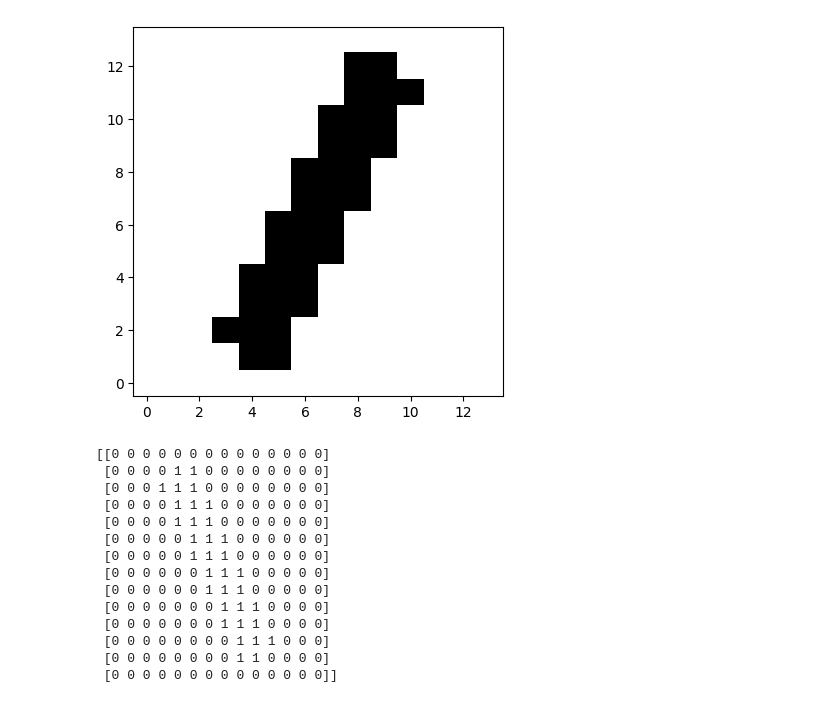
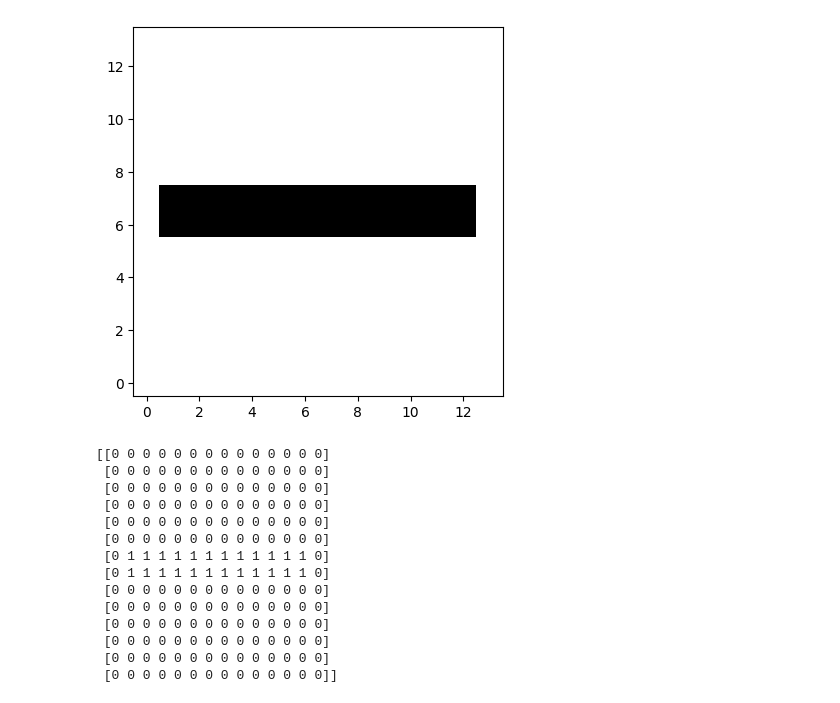
Before and after one commit to JesseGiet/pygestalt_jesse, a Jupyter notebook: pytorch_project/draw_line_test.ipynb, the cells around one changed output. Drawn from its saved outputs; the diff is of its cells as text; code cells hidden in the pictures.

```diff
--- a/pytorch_project/draw_line_test.ipynb
+++ b/pytorch_project/draw_line_test.ipynb
@@ -47,28 +47,28 @@ def make_segment(angle, N, thickness=2.5, length=12.5, end_round=0.0):
 # %%
 import matplotlib.pyplot as plt
 
 N = 14
-theta = 7 * (np.pi / 20)  # 30 degrees
+theta = (np.pi / 1)  # 30 degrees
 
 I = make_segment(theta, N)
 
 plt.imshow(I, cmap="binary", origin="lower")
 plt.show()
 
 print(I)
 # %% [output]
-[figure, old version]
+[figure, new version]
 [[0 0 0 0 0 0 0 0 0 0 0 0 0 0]
- [0 0 0 0 1 1 0 0 0 0 0 0 0 0]
- [0 0 0 1 1 1 0 0 0 0 0 0 0 0]
- [0 0 0 0 1 1 1 0 0 0 0 0 0 0]
- [0 0 0 0 1 1 1 0 0 0 0 0 0 0]
- [0 0 0 0 0 1 1 1 0 0 0 0 0 0]
- [0 0 0 0 0 1 1 1 0 0 0 0 0 0]
- [0 0 0 0 0 0 1 1 1 0 0 0 0 0]
- [0 0 0 0 0 0 1 1 1 0 0 0 0 0]
- [0 0 0 0 0 0 0 1 1 1 0 0 0 0]
- [0 0 0 0 0 0 0 1 1 1 0 0 0 0]
- [0 0 0 0 0 0 0 0 1 1 1 0 0 0]
- [0 0 0 0 0 0 0 0 1 1 0 0 0 0]
+ [0 0 0 0 0 0 0 0 0 0 0 0 0 0]
+ [0 0 0 0 0 0 0 0 0 0 0 0 0 0]
+ [0 0 0 0 0 0 0 0 0 0 0 0 0 0]
+ [0 0 0 0 0 0 0 0 0 0 0 0 0 0]
+ [0 0 0 0 0 0 0 0 0 0 0 0 0 0]
+ [0 1 1 1 1 1 1 1 1 1 1 1 1 0]
+ [0 1 1 1 1 1 1 1 1 1 1 1 1 0]
+ [0 0 0 0 0 0 0 0 0 0 0 0 0 0]
+ [0 0 0 0 0 0 0 0 0 0 0 0 0 0]
+ [0 0 0 0 0 0 0 0 0 0 0 0 0 0]
+ [0 0 0 0 0 0 0 0 0 0 0 0 0 0]
+ [0 0 0 0 0 0 0 0 0 0 0 0 0 0]
  [0 0 0 0 0 0 0 0 0 0 0 0 0 0]]
```
Also changed, not shown: 9 other files.
